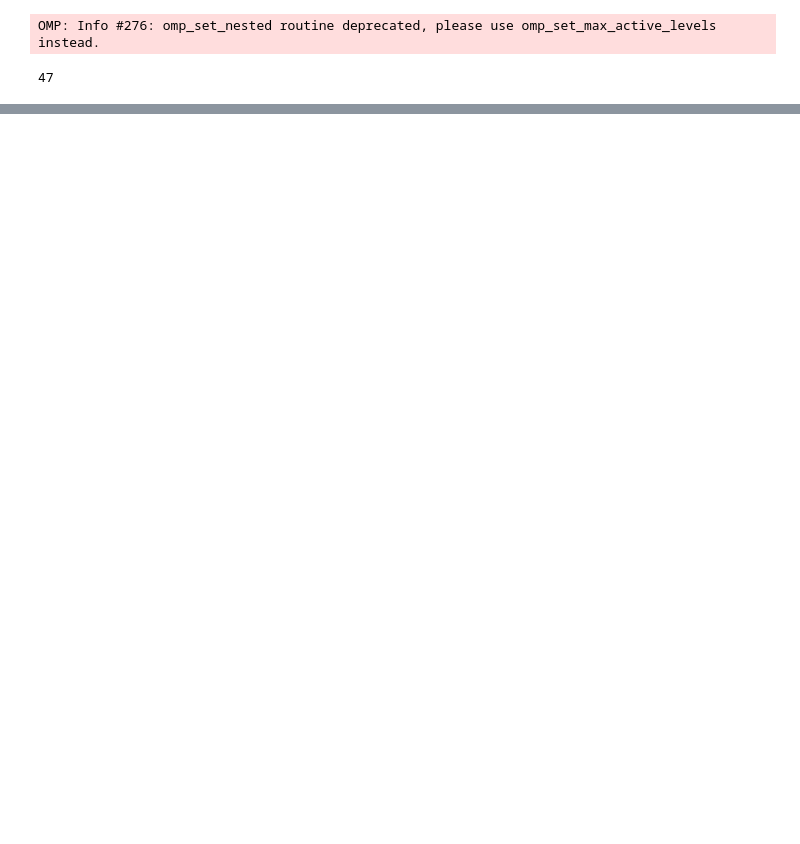
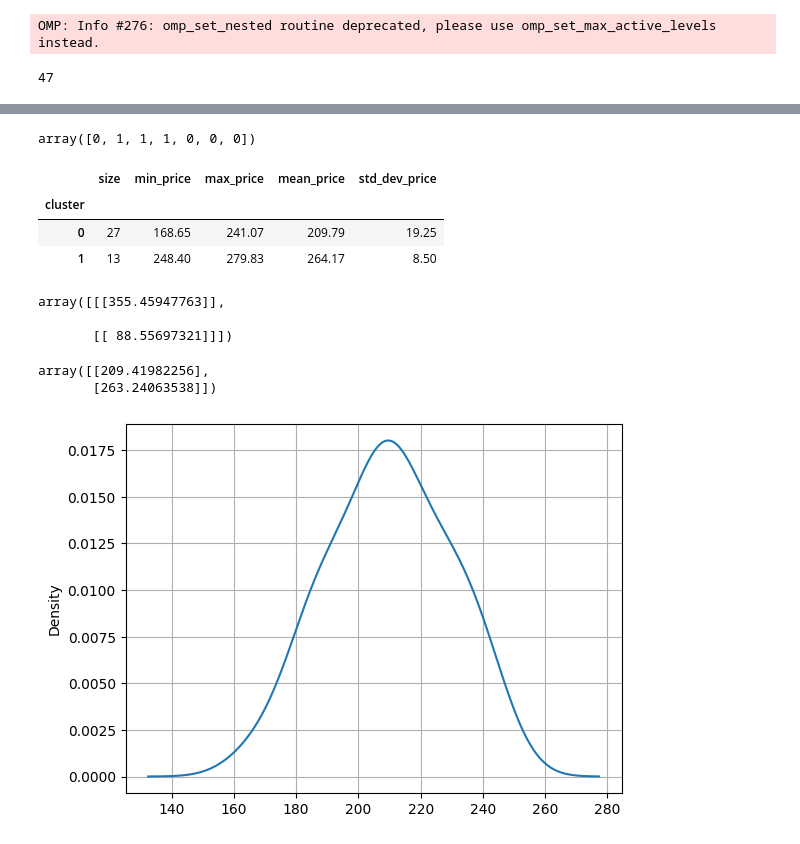
Before and after one commit to rajivsam/r2ds-blog, a Jupyter notebook: notebooks/R8_HMM.ipynb, the cells around one changed output, grey strips where cells are left out. Saved outputs shown, nothing was run; the diff lists cells and outputs as text; code cells hidden in the pictures; blank space fills up the shorter version.

```diff
--- a/notebooks/R8_HMM.ipynb
+++ b/notebooks/R8_HMM.ipynb
@@ -57,0 +39,2 @@ KeyError: 'price'
+# %%
+comp_range = [ 2,3]
@@ -57,0 +49,27 @@ KeyError: 'price'
+# %%
+scores = list()
+models = list()
+bic = list()
+np.random.seed(10)
+for n_components in comp_range:
+    for idx in range(10):
+        # define our hidden Markov model
+        model = hmm.GaussianHMM(n_components=n_components,
+                                covariance_type='full',
+                                random_state=np.random.randint(10,500))
+        model.fit(X)  # 50/50
+        models.append(model)
+        scores.append(model.score(X))
+        bic.append(model.bic(X))
+        print(f'Converged: {model.monitor_.converged}'
+              f'\tScore: {scores[-1]}')
+
+# get the best model
+model = models[np.argmin(bic)]
+n_states = model.n_components
+print(f'The best model had a score of {max(scores)} and {n_states} '
+      'states')
+
+# use the Viterbi algorithm to predict the most likely sequence of states
+# given the model
+states = model.predict(X)
@@ -57,0 +97,37 @@ KeyError: 'price'
+# %%
+model.predict(Xt)
+# %% [output]
+array([0, 1, 1, 1, 0, 0, 0])
+# %%
+dflearn["cluster"] = model.predict(X)
+# %%
+dflearn.groupby("cluster").agg( size = pd.NamedAgg(column="cluster", aggfunc="size"),\
+                         min_price = pd.NamedAgg(column="cents_per_lb", aggfunc="min"),\
+                        max_price = pd.NamedAgg(column="cents_per_lb", aggfunc="max"),\
+                        mean_price = pd.NamedAgg(column="cents_per_lb", aggfunc="mean"),\
+                        std_dev_price =  pd.NamedAgg(column="cents_per_lb", aggfunc="std")).round(2)
+# %% [output]
+|  | size | min_price | max_price | mean_price | std_dev_price |
+| cluster |  |  |  |  |  |
+| 0 | 27 | 168.65 | 241.07 | 209.79 | 19.25 |
+| 1 | 13 | 248.40 | 279.83 | 264.17 | 8.50 |
+# %%
+model.covars_
+# %% [output]
+array([[[355.45947763]],
+
+       [[ 88.55697321]]])
+# %%
+model.means_
+# %% [output]
+array([[209.41982256],
+       [263.24063538]])
+# %%
+select_c0 = (dflearn.cluster == 0)
+select_c1 = (dflearn.cluster == 1)
+# %%
+from matplotlib import pyplot as plt
+dflearn[select_c0]["cents_per_lb"].plot.kde()
+plt.grid(True)
+# %% [output]
+[figure, added]
```
Also changed, not shown: parts of 13 cells of this notebook, 21 other files.
